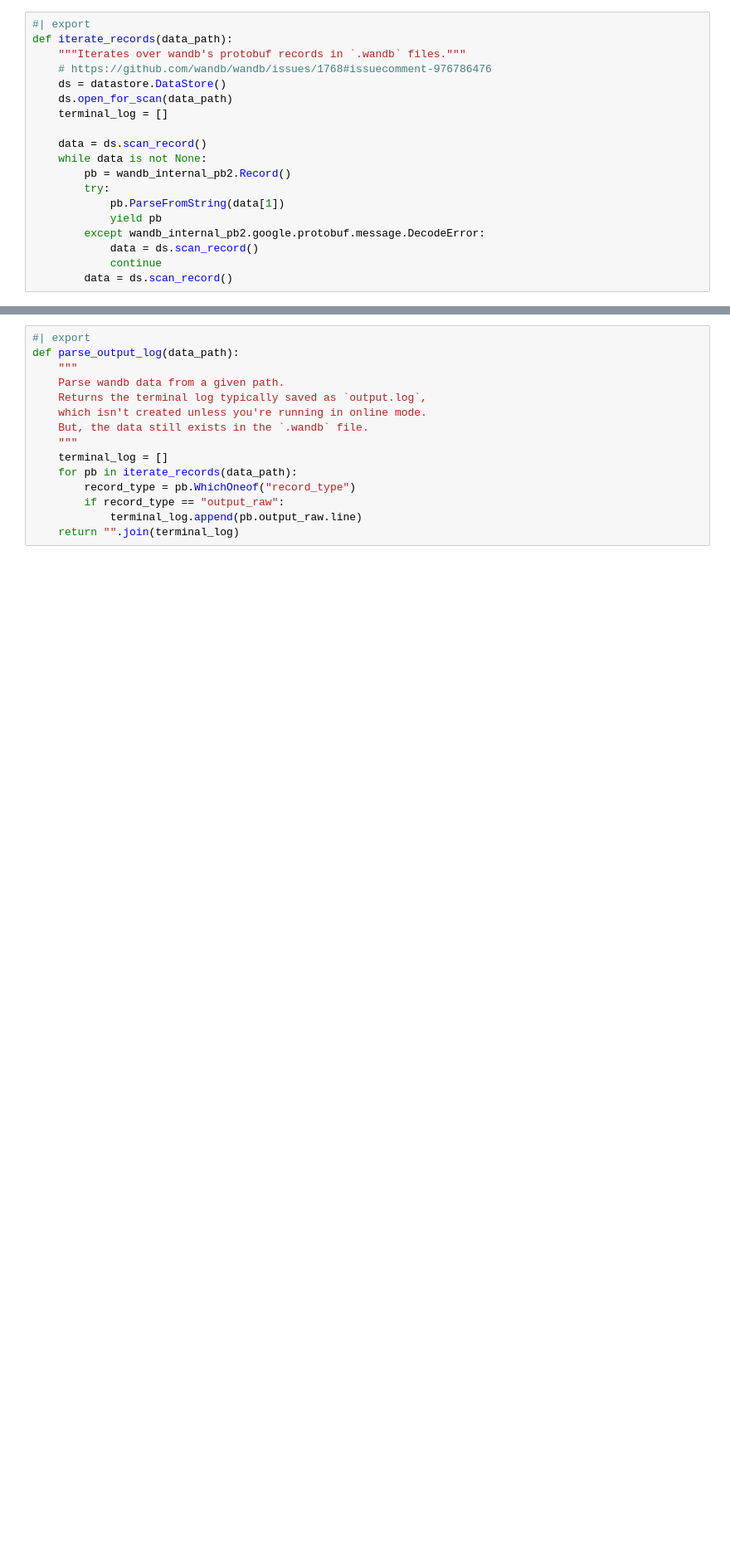
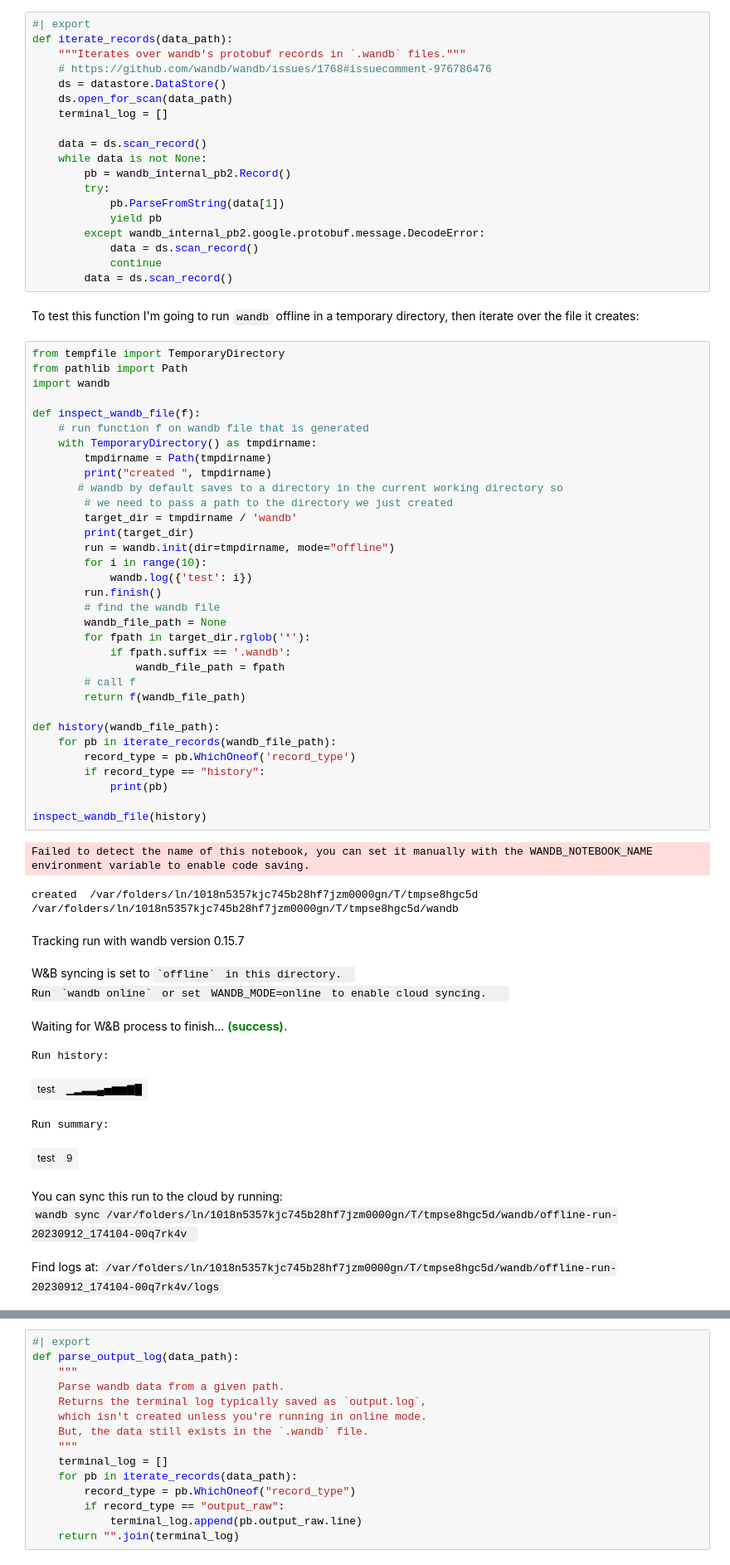
Before and after one commit to gngdb/profane, a Jupyter notebook: nbs/00_core.ipynb, the cells around one changed output, grey strips where cells are left out. Shown at 83% size. Saved outputs shown, nothing was run; the diff lists cells and outputs as text; blank space fills up the shorter version.

```diff
--- a/nbs/00_core.ipynb
+++ b/nbs/00_core.ipynb
@@ -168,3 +172,53 @@ def iterate_records(data_path):
             data = ds.scan_record()
             continue
         data = ds.scan_record()
+# %% [markdown]
+To test this function I'm going to run `wandb` offline in a temporary directory, then iterate over the file it creates:
+# %%
+from tempfile import TemporaryDirectory
+from pathlib import Path
+import wandb
+
+def inspect_wandb_file(f):
+    # run function f on wandb file that is generated
+    with TemporaryDirectory() as tmpdirname:
+        tmpdirname = Path(tmpdirname)
+        print("created ", tmpdirname)
+       # wandb by default saves to a directory in the current working directory so
+        # we need to pass a path to the directory we just created
+        target_dir = tmpdirname / 'wandb'
+        print(target_dir)
+        run = wandb.init(dir=tmpdirname, mode="offline")
+        for i in range(10):
+            wandb.log({'test': i})
+        run.finish()
+        # find the wandb file
+        wandb_file_path = None
+        for fpath in target_dir.rglob('*'):
+            if fpath.suffix == '.wandb':
+                wandb_file_path = fpath
+        # call f
+        return f(wandb_file_path)
+
+def history(wandb_file_path):
+    for pb in iterate_records(wandb_file_path):
+        record_type = pb.WhichOneof('record_type')
+        if record_type == "history":
+            print(pb)
+
+inspect_wandb_file(history)
+# %% [output]
+Failed to detect the name of this notebook, you can set it manually with the WANDB_NOTEBOOK_NAME environment variable to enable code saving.
+created  /var/folders/ln/1018n5357kjc745b28hf7jzm0000gn/T/tmpse8hgc5d
+/var/folders/ln/1018n5357kjc745b28hf7jzm0000gn/T/tmpse8hgc5d/wandb
+Tracking run with wandb version 0.15.7
+W&B syncing is set to `offline` in this directory.
+Run `wandb online` or set WANDB_MODE=online to enable cloud syncing.
+Waiting for W&B process to finish... (success).
+Run history:
+| test | ▁▂▃▃▄▅▆▆▇█ |
+Run summary:
+| test | 9 |
+You can sync this run to the cloud by running:
+wandb sync /var/folders/ln/1018n5357kjc745b28hf7jzm0000gn/T/tmpse8hgc5d/wandb/offline-run-20230912_174104-00q7rk4v
+Find logs at: /var/folders/ln/1018n5357kjc745b28hf7jzm0000gn/T/tmpse8hgc5d/wandb/offline-run-20230912_174104-00q7rk4v/logs
```
Also changed, not shown: parts of 12 cells of this notebook, 2 other files.
